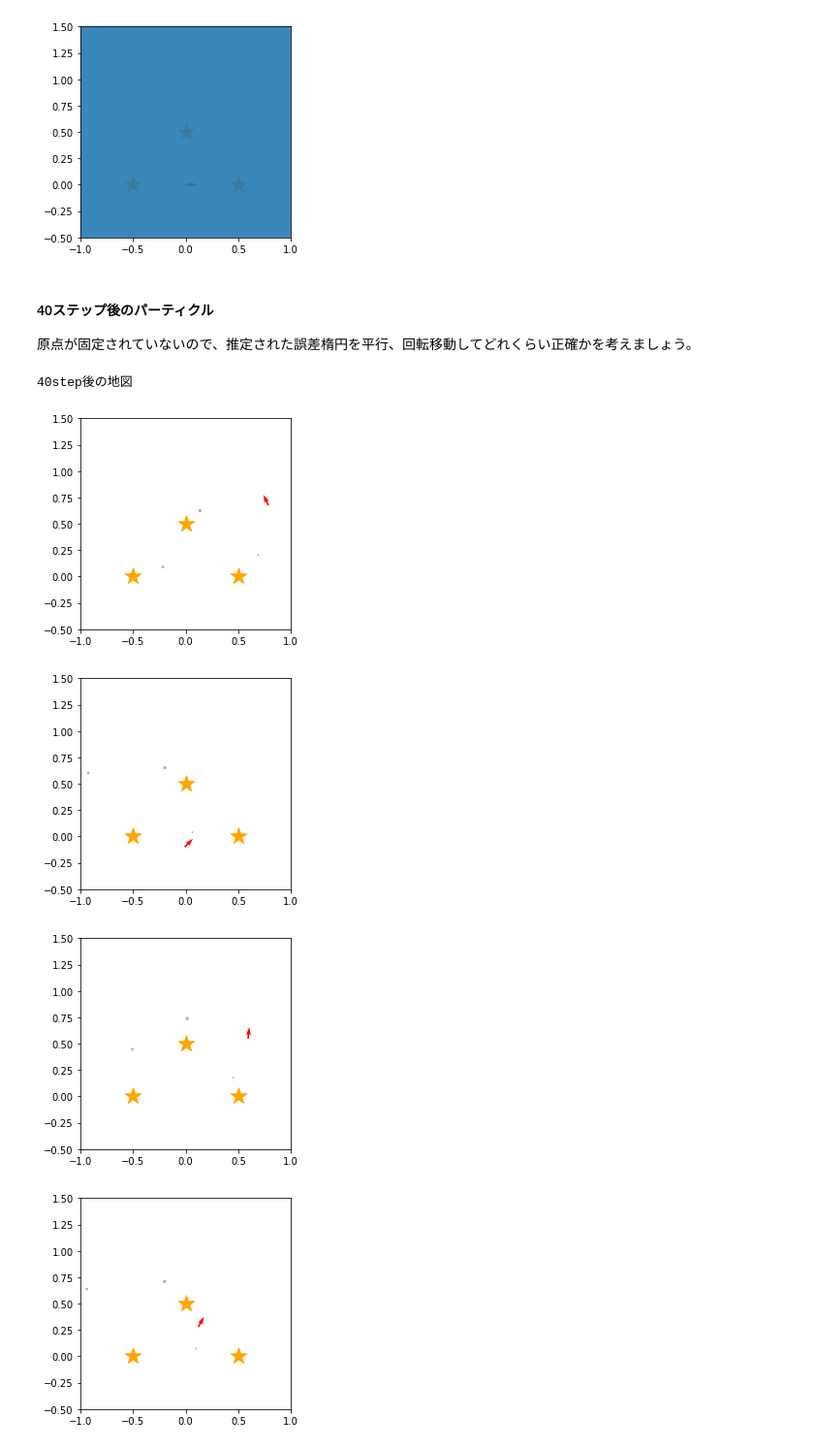
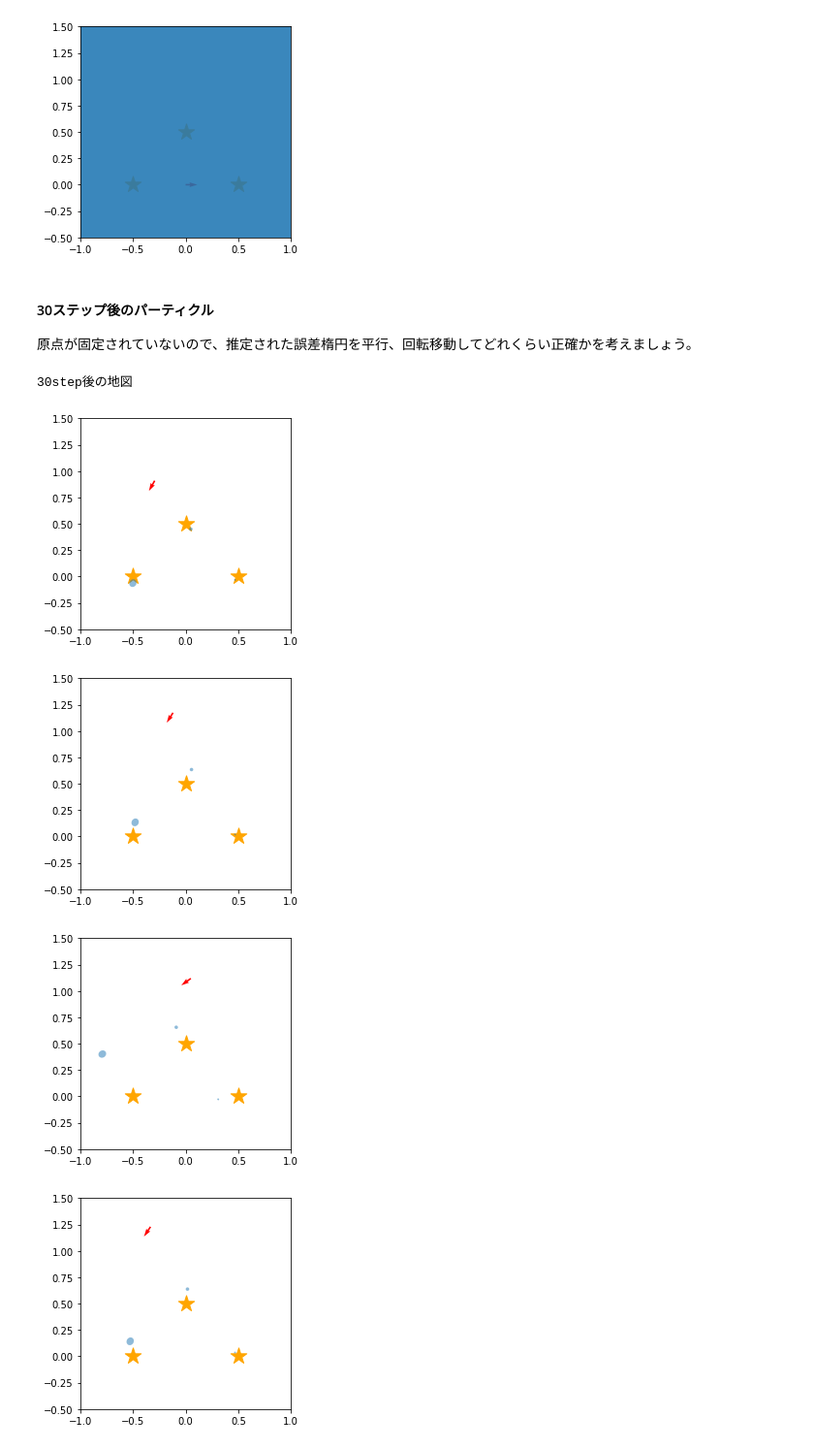
Before and after one commit to ryuichiueda/probrobo2017, a Jupyter notebook: 12.ipynb, the cells around one changed output. Shown at 97% size. Saved outputs shown, nothing was run; the diff lists cells and outputs as text; code cells hidden in the pictures.

```diff
--- a/12.ipynb
+++ b/12.ipynb
@@ -404,26 +404,26 @@ slam.draw()
 [figure]
 [figure]
 # %% [markdown]
-#### 40ステップ後のパーティクル
+#### 30ステップ後のパーティクル
 
 原点が固定されていないので、推定された誤差楕円を平行、回転移動してどれくらい正確かを考えましょう。
 # %%
 def one_step(m):
     slam.motion_update(0.2, math.pi / 180.0 * 20, robot)
     robot.pose = robot.motion_model(robot.pose, 0.2, math.pi / 180.0 * 20)
     measurements = robot.observation(m)
     for m in measurements:
         slam.measurement_update(m)
 
-n = 40
+n = 30
 for i in range(n):
     one_step(m)
 
 print(str(n) + "step後の地図")
 slam.draw()
 # %% [output]
-40step後の地図
+30step後の地図
-[figure, old version]
+[figure, new version]
-[figure, old version]
+[figure, new version]
-[figure, old version]
+[figure, new version]
-[figure, old version]
+[figure, new version]
```
Also changed, not shown: parts of 2 cells of this notebook.
